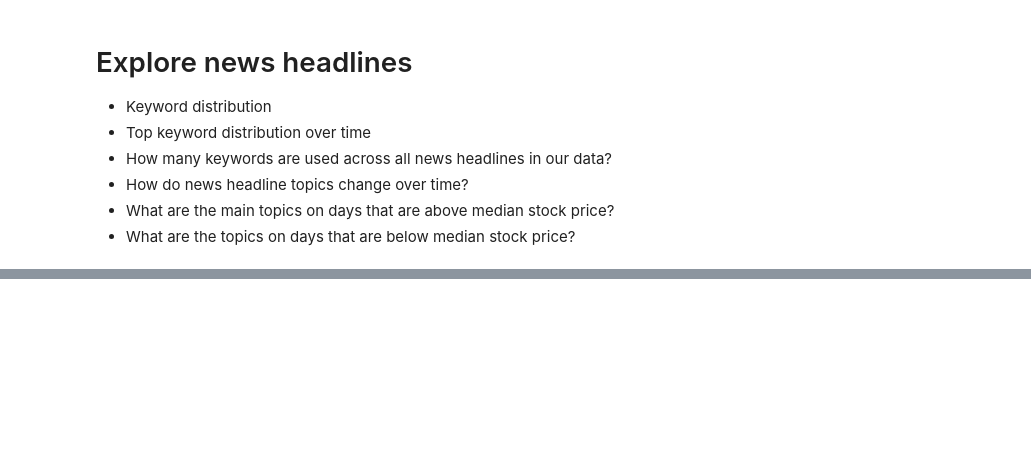
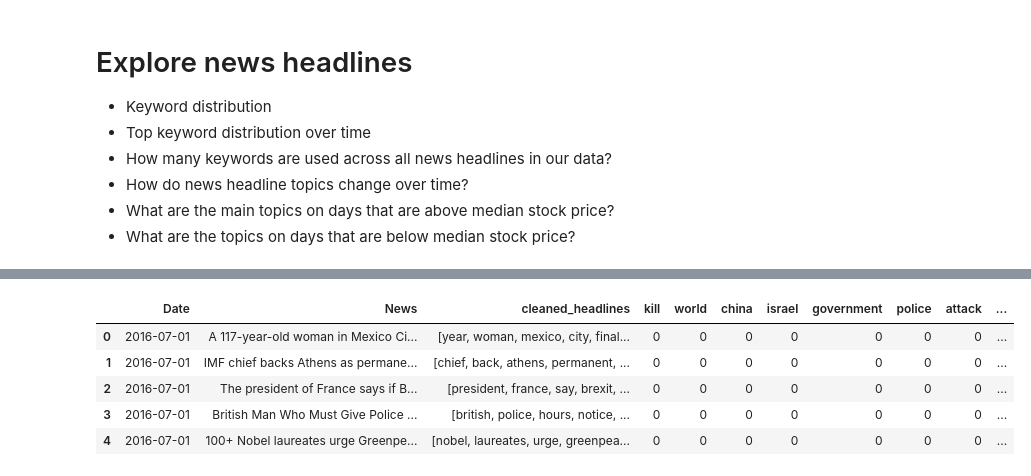
Before and after one commit to micahvandersteen/project-3-team-ifrit, a Jupyter notebook: Notebooks/Stock and news headline descriptive analysis.ipynb, the cells around one changed output, grey strips where cells are left out. Saved outputs shown, nothing was run; the diff lists cells and outputs as text; code cells hidden in the pictures; blank space fills up the shorter version.

```diff
--- a/Notebooks/Stock and news headline descriptive analysis.ipynb
+++ b/Notebooks/Stock and news headline descriptive analysis.ipynb
@@ -228,0 +297,14 @@ corpus_tfidf[2]
+# %%
+top_20 = fd.most_common(20)
+
+cleaned = []
+not_useful = ['say', 'people', 'year', 'years', 'report', 'force', 'right']
+
+for keyword in top_20:
+    word = keyword[0]
+    if word not in not_useful:
+        cleaned.append(word)
+    else:
+        pass
+
+print(cleaned)
@@ -228,0 +322,12 @@ corpus_tfidf[2]
+# %%
+for word in cleaned:
+    headlines[word] = 0
+
+headlines.head()
+# %% [output]
+|  | Date | News | cleaned_headlines | kill | world | china | israel | government | police | attack | ... |
+| 0 | 2016-07-01 | A 117-year-old woman in Mexico Ci... | [year, woman, mexico, city, final... | 0 | 0 | 0 | 0 | 0 | 0 | 0 | ... |
+| 1 | 2016-07-01 | IMF chief backs Athens as permane... | [chief, back, athens, permanent, ... | 0 | 0 | 0 | 0 | 0 | 0 | 0 | ... |
+| 2 | 2016-07-01 | The president of France says if B... | [president, france, say, brexit, ... | 0 | 0 | 0 | 0 | 0 | 0 | 0 | ... |
+| 3 | 2016-07-01 | British Man Who Must Give Police ... | [british, police, hours, notice, ... | 0 | 0 | 0 | 0 | 0 | 0 | 0 | ... |
+| 4 | 2016-07-01 | 100+ Nobel laureates urge Greenpe... | [nobel, laureates, urge, greenpea... | 0 | 0 | 0 | 0 | 0 | 0 | 0 | ... |
```
Also changed, not shown: parts of 22 cells of this notebook.
